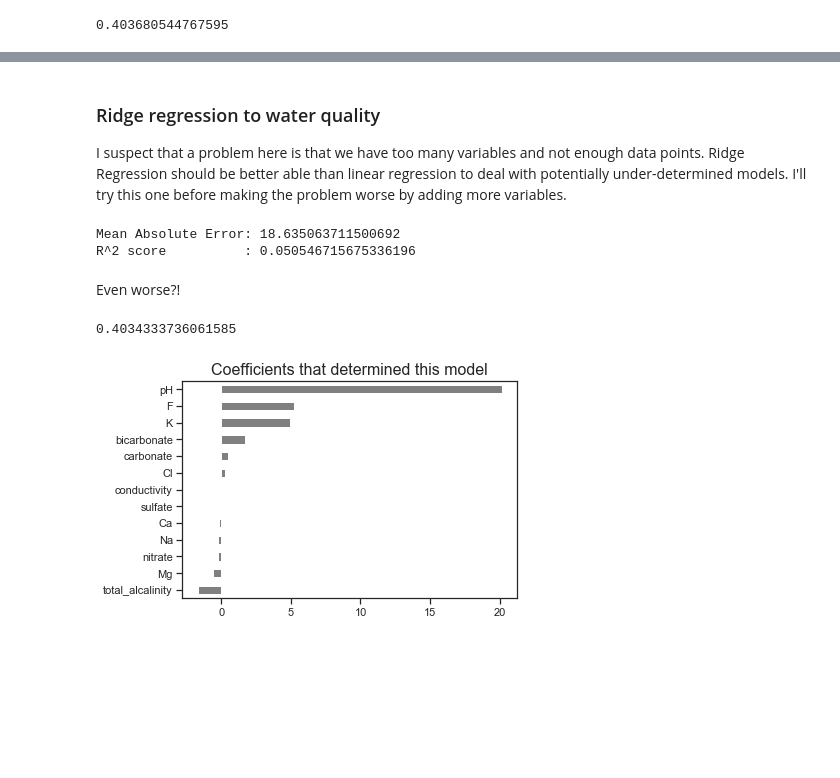
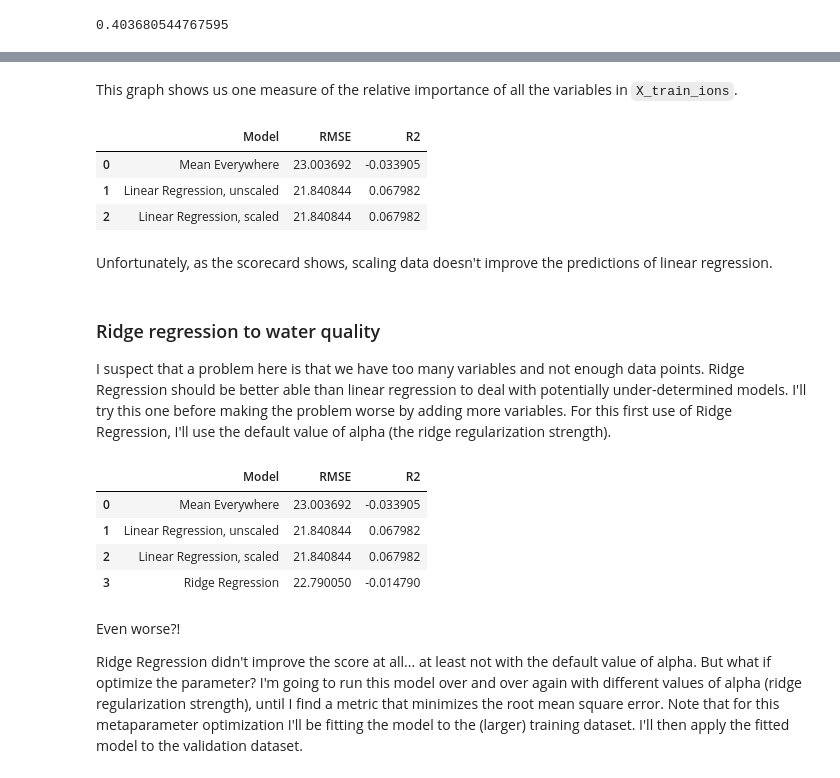
Before and after one commit to LambdaSchool/DS-Unit-2-Sprint-4-Model-Validation, a Jupyter notebook: module-1-begin-modeling-process/LS_DS_241_Begin_modeling_process_Assignment.ipynb, the cells around one changed output, grey strips where cells are left out. Drawn from its saved outputs; the diff is of its cells as text; code cells hidden in the pictures; blank space fills up the shorter version.

```diff
--- a/module-1-begin-modeling-process/LS_DS_241_Begin_modeling_process_Assignment.ipynb
+++ b/module-1-begin-modeling-process/LS_DS_241_Begin_modeling_process_Assignment.ipynb
@@ -293,31 +322,39 @@ pd.Series(coefficients, feature_names).sort_values().plot.barh(color='gray');
+# %% [markdown]
+This graph shows us one measure of the relative importance of all the variables in `X_train_ions`.
+# %%
+y_pred = pipeline.predict(X_validate_ions)
+
+RMSE, R2 = score_predictions(y_validate, y_pred)
+scorecard = scorecard.append({'Model':'Linear Regression, scaled', 'RMSE':RMSE, 'R2':R2},
+                ignore_index=True)
+scorecard
+# %% [output]
+|  | Model | RMSE | R2 |
+| 0 | Mean Everywhere | 23.003692 | -0.033905 |
+| 1 | Linear Regression, unscaled | 21.840844 | 0.067982 |
+| 2 | Linear Regression, scaled | 21.840844 | 0.067982 |
+# %% [markdown]
+Unfortunately, as the scorecard shows, scaling data doesn't improve the predictions of linear regression.
 # %% [markdown]
 ### Ridge regression to water quality
-I suspect that a problem here is that we have too many variables and not enough data points. Ridge Regression should be better able than linear regression to deal with potentially under-determined models.  I'll try this one before making the problem worse by adding more variables.
+I suspect that a problem here is that we have too many variables and not enough data points. Ridge Regression should be better able than linear regression to deal with potentially under-determined models.  I'll try this one before making the problem worse by adding more variables.  For this first use of Ridge Regression, I'll use the default value of alpha (the ridge regularization strength).
-# %%
-X_train_ions = X_train.drop(columns=['latitude','longitude','water_type','municipality','town'])
-X_validate_ions = X_validate.drop(columns=['latitude','longitude','water_type','municipality','town'])
-
-model = Ridge()
-model.fit(X_train_ions, y_train)
-y_pred = model.predict(X_validate_ions)
-score_predictions(y_validate, y_pred)
-# %% [output]
-Mean Absolute Error: 18.635063711500692
-R^2 score          : 0.050546715675336196
-# %% [markdown]
-Even worse?!
-# %%
-# Similar performance to Linear Regression on the training data
-model.score(X_train_ions, y_train)
-# %% [output]
-0.4034333736061585
-# %%
-# And the coefficients have basically the same values.
-plt.figure()
-plt.title('Coefficients that determined this model', fontsize=16)
-
-coefficients = model.coef_
-feature_names = X_validate_ions.columns
-pd.Series(coefficients, feature_names).sort_values().plot.barh(color='gray');
-# %% [output]
-[figure, removed]
+# %%
+# Ridge Regression, alpha=1.0
+pipeline = make_pipeline(StandardScaler(), Ridge(alpha=1.0))
+pipeline.fit(X_train_ions, y_train)
+y_pred = pipeline.predict(X_validate_ions)
+
+RMSE, R2 = score_predictions(y_validate, y_pred)
+scorecard = scorecard.append({'Model':'Ridge Regression', 'RMSE':RMSE, 'R2':R2},
+                ignore_index=True)
+scorecard
+# %% [output]
+|  | Model | RMSE | R2 |
+| 0 | Mean Everywhere | 23.003692 | -0.033905 |
+| 1 | Linear Regression, unscaled | 21.840844 | 0.067982 |
+| 2 | Linear Regression, scaled | 21.840844 | 0.067982 |
+| 3 | Ridge Regression | 22.790050 | -0.014790 |
+# %% [markdown]
+Even worse?!
+
+Ridge Regression didn't improve the score at all... at least not with the default value of alpha. But what if optimize the parameter?  I'm going to run this model over and over again with different values of alpha (ridge regularization strength), until I find a metric that minimizes the root mean square error. Note that for this metaparameter optimization I'll be fitting the model to the (larger) training dataset.  I'll then apply the fitted model to the validation dataset.
```
Also changed, not shown: parts of 19 cells of this notebook.
